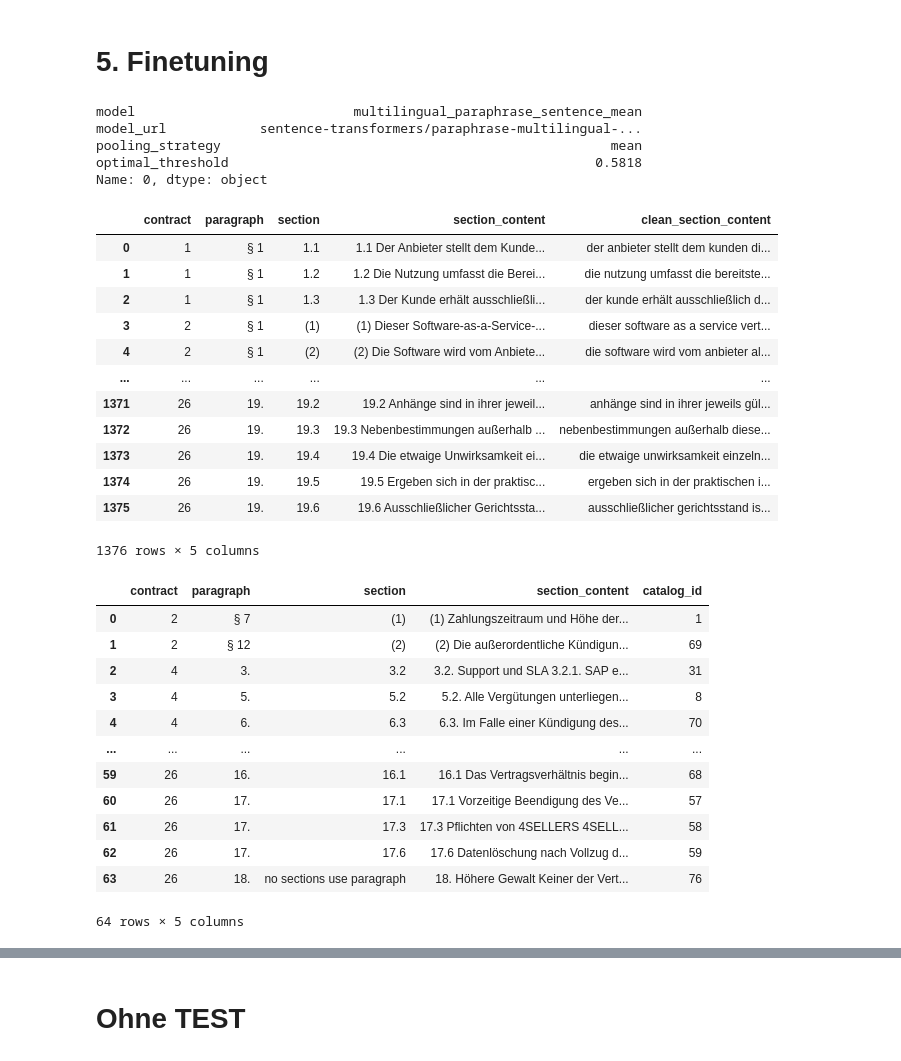
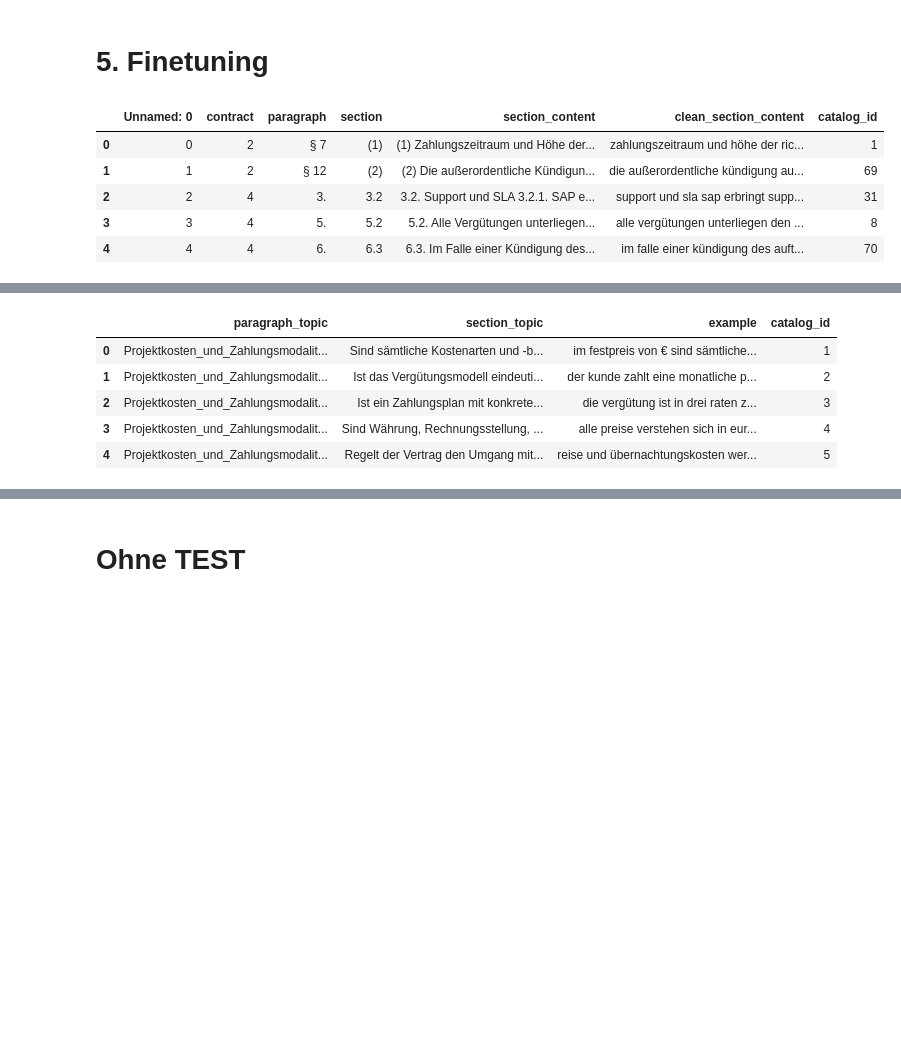
Before and after one commit to Nils7291/NLP_Contract_Checker, a Jupyter notebook: notebooks/00_main.ipynb, the cells around one changed output, grey strips where cells are left out. Drawn from its saved outputs; the diff is of its cells as text; code cells hidden in the pictures; blank space fills up the shorter version.

```diff
--- a/notebooks/00_main.ipynb
+++ b/notebooks/00_main.ipynb
@@ -1955,63 +1870,12 @@ results_df.to_csv("../data/best_models.csv", index=False)
 # %% [markdown]
 # 5. Finetuning
 # %%
-results_df = pd.read_csv("../data/best_models.csv")
-best_model = results_df[["model","model_url","pooling_strategy","optimal_threshold"]].iloc[0]
-print(best_model)
-
-df_unlabeled = pd.read_pickle("../data/contract_sections_clean.pkl")
-df_unlabeled = df_unlabeled[["contract","paragraph","section","section_content","clean_section_content"]]
-display(df_unlabeled)
-
-
-mapping = pd.read_excel("../data/mapping_human.xlsx")
-mapping = mapping[["contract","paragraph","section","section_content","catalog_id"]]
-display(mapping)
-
-df_labeled = mapping.merge(df_unlabeled, how = "left", on = ["contract","paragraph","section"])
-df_labeled= df_labeled[["contract","paragraph","section","clean_section_content","catalog_id"]]
-df_labeled = df_labeled[df_labeled["catalog_id"].notna()]
-
-
-print(df_labeled.head)
-
-
-catalogue = pd.read_pickle("../data/catalogue_clean.pkl")
-catalogue = catalogue.rename(columns={'example': 'clean_section_content'})
-catalogue = catalogue[['clean_section_content']]
-catalogue["catalog_id"] = range(len(catalogue))
-
-
-print(catalogue.head())
+contract_sections_clean_labeled_manually = pd.read_excel("../data/sections_labeled_manually.xlsx")
+display(contract_sections_clean_labeled_manually.head(5))
 # %% [output]
-model                            multilingual_paraphrase_sentence_mean
-model_url            sentence-transformers/paraphrase-multilingual-...
-pooling_strategy                                                  mean
-optimal_threshold                                               0.5818
-Name: 0, dtype: object
-|  | contract | paragraph | section | section_content | clean_section_content |
-| 0 | 1 | § 1 | 1.1 | 1.1 Der Anbieter stellt dem Kunde... | der anbieter stellt dem kunden di... |
-| 1 | 1 | § 1 | 1.2 | 1.2 Die Nutzung umfasst die Berei... | die nutzung umfasst die bereitste... |
-| 2 | 1 | § 1 | 1.3 | 1.3 Der Kunde erhält ausschließli... | der kunde erhält ausschließlich d... |
-| 3 | 2 | § 1 | (1) | (1) Dieser Software-as-a-Service-... | dieser software as a service vert... |
-| 4 | 2 | § 1 | (2) | (2) Die Software wird vom Anbiete... | die software wird vom anbieter al... |
-| ... | ... | ... | ... | ... | ... |
-| 1371 | 26 | 19. | 19.2 | 19.2 Anhänge sind in ihrer jeweil... | anhänge sind in ihrer jeweils gül... |
-| 1372 | 26 | 19. | 19.3 | 19.3 Nebenbestimmungen außerhalb ... | nebenbestimmungen außerhalb diese... |
-| 1373 | 26 | 19. | 19.4 | 19.4 Die etwaige Unwirksamkeit ei... | die etwaige unwirksamkeit einzeln... |
-| 1374 | 26 | 19. | 19.5 | 19.5 Ergeben sich in der praktisc... | ergeben sich in der praktischen i... |
-| 1375 | 26 | 19. | 19.6 | 19.6 Ausschließlicher Gerichtssta... | ausschließlicher gerichtsstand is... |
+|  | Unnamed: 0 | contract | paragraph | section | section_content | clean_section_content | catalog_id |
+| 0 | 0 | 2 | § 7 | (1) | (1) Zahlungszeitraum und Höhe der... | zahlungszeitraum und höhe der ric... | 1 |
+| 1 | 1 | 2 | § 12 | (2) | (2) Die außerordentliche Kündigun... | die außerordentliche kündigung au... | 69 |
+| 2 | 2 | 4 | 3. | 3.2 | 3.2. Support und SLA 3.2.1. SAP e... | support und sla sap erbringt supp... | 31 |
+| 3 | 3 | 4 | 5. | 5.2 | 5.2. Alle Vergütungen unterliegen... | alle vergütungen unterliegen den ... | 8 |
+| 4 | 4 | 4 | 6. | 6.3 | 6.3. Im Falle einer Kündigung des... | im falle einer kündigung des auft... | 70 |
-1376 rows × 5 columns
-|  | contract | paragraph | section | section_content | catalog_id |
-| 0 | 2 | § 7 | (1) | (1) Zahlungszeitraum und Höhe der... | 1 |
-| 1 | 2 | § 12 | (2) | (2) Die außerordentliche Kündigun... | 69 |
-| 2 | 4 | 3. | 3.2 | 3.2. Support und SLA 3.2.1. SAP e... | 31 |
-| 3 | 4 | 5. | 5.2 | 5.2. Alle Vergütungen unterliegen... | 8 |
-| 4 | 4 | 6. | 6.3 | 6.3. Im Falle einer Kündigung des... | 70 |
-| ... | ... | ... | ... | ... | ... |
-| 59 | 26 | 16. | 16.1 | 16.1 Das Vertragsverhältnis begin... | 68 |
-| 60 | 26 | 17. | 17.1 | 17.1 Vorzeitige Beendigung des Ve... | 57 |
-| 61 | 26 | 17. | 17.3 | 17.3 Pflichten von 4SELLERS 4SELL... | 58 |
-| 62 | 26 | 17. | 17.6 | 17.6 Datenlöschung nach Vollzug d... | 59 |
-| 63 | 26 | 18. | no sections use paragraph | 18. Höhere Gewalt Keiner der Vert... | 76 |
-64 rows × 5 columns
@@ -2034,0 +1882,12 @@ Name: 0, dtype: object
+# %%
+
+catalogue_clean = pd.read_pickle("../data/catalogue_clean.pkl")
+catalogue_clean["catalog_id"] = range(1, len(catalogue_clean) + 1)
+display(catalogue_clean.head(5))
+# %% [output]
+|  | paragraph_topic | section_topic | example | catalog_id |
+| 0 | Projektkosten_und_Zahlungsmodalit... | Sind sämtliche Kostenarten und -b... | im festpreis von € sind sämtliche... | 1 |
+| 1 | Projektkosten_und_Zahlungsmodalit... | Ist das Vergütungsmodell eindeuti... | der kunde zahlt eine monatliche p... | 2 |
+| 2 | Projektkosten_und_Zahlungsmodalit... | Ist ein Zahlungsplan mit konkrete... | die vergütung ist in drei raten z... | 3 |
+| 3 | Projektkosten_und_Zahlungsmodalit... | Sind Währung, Rechnungsstellung, ... | alle preise verstehen sich in eur... | 4 |
+| 4 | Projektkosten_und_Zahlungsmodalit... | Regelt der Vertrag den Umgang mit... | reise und übernachtungskosten wer... | 5 |
```
Also changed, not shown: parts of 49 cells of this notebook, 1 other file.
